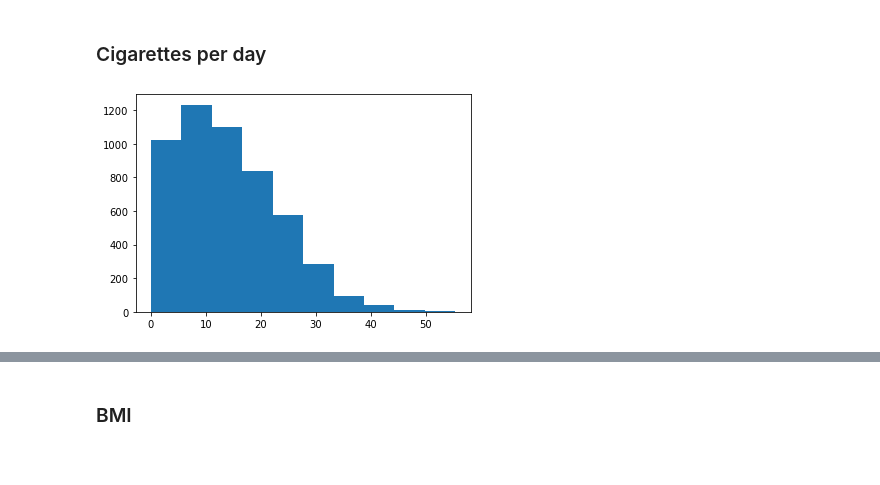
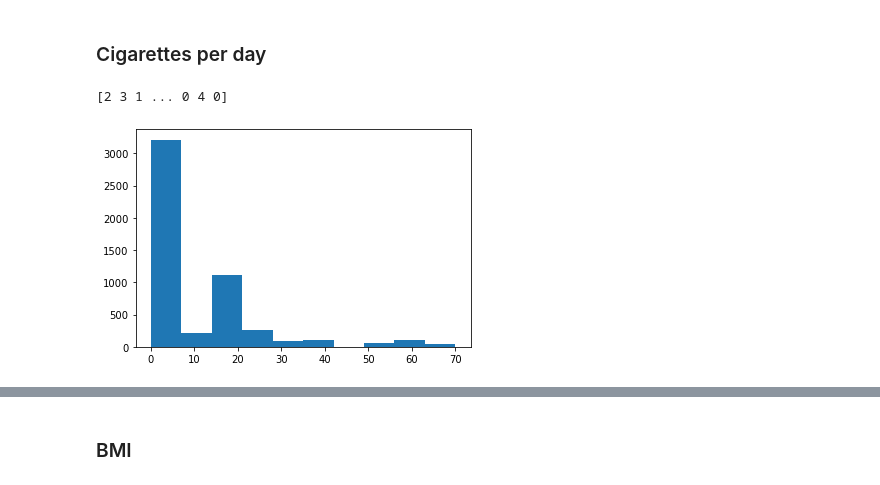
Before and after one commit to caioforteribeiro/progdaproject, a Jupyter notebook: simulation.ipynb, the cells around one changed output, grey strips where cells are left out. Cells and saved outputs as stored; diff of their text form; code cells hidden in the pictures.

```diff
--- a/simulation.ipynb
+++ b/simulation.ipynb
@@ -39,16 +110,19 @@ import scipy.stats as stats
 # %% [markdown]
 ### Cigarettes per day
 # %%
-no_smoker = 0
-heavy_smoker = 70
-mu = 9
-sigma = 12
-sample = 5209
+#Number of possible cigarettes per day
+a = np.array([0,1,2,3,4,5,6,7,8,9,10,15,20,25,30,40,50,60,70])
 
-cigs_per_day = stats.truncnorm.rvs(
-          (no_smoker-mu)/sigma,(heavy_smoker-mu)/sigma,loc=mu,scale=sigma,size=sample)
+#Probability, based on real-world data
+p = np.array([0.2,0.1,0.1,0.1,0.1,0.01,0.01,0.01,0.01,0.01,0.01,0.01,0.2,0.05,0.02,0.02,0.01,0.02,0.01])
+
+#Random array of 5209 values based on a and p
+cigs_per_day = np.random.choice(a=a, size=5209, p=p)
+
+print(cigs_per_day)
 
 plt.hist(cigs_per_day)
 plt.show()
 # %% [output]
+[2 3 1 ... 0 4 0]
-[figure, old version]
+[figure, new version]
```
Also changed, not shown: parts of 19 cells of this notebook, 1 other file.
